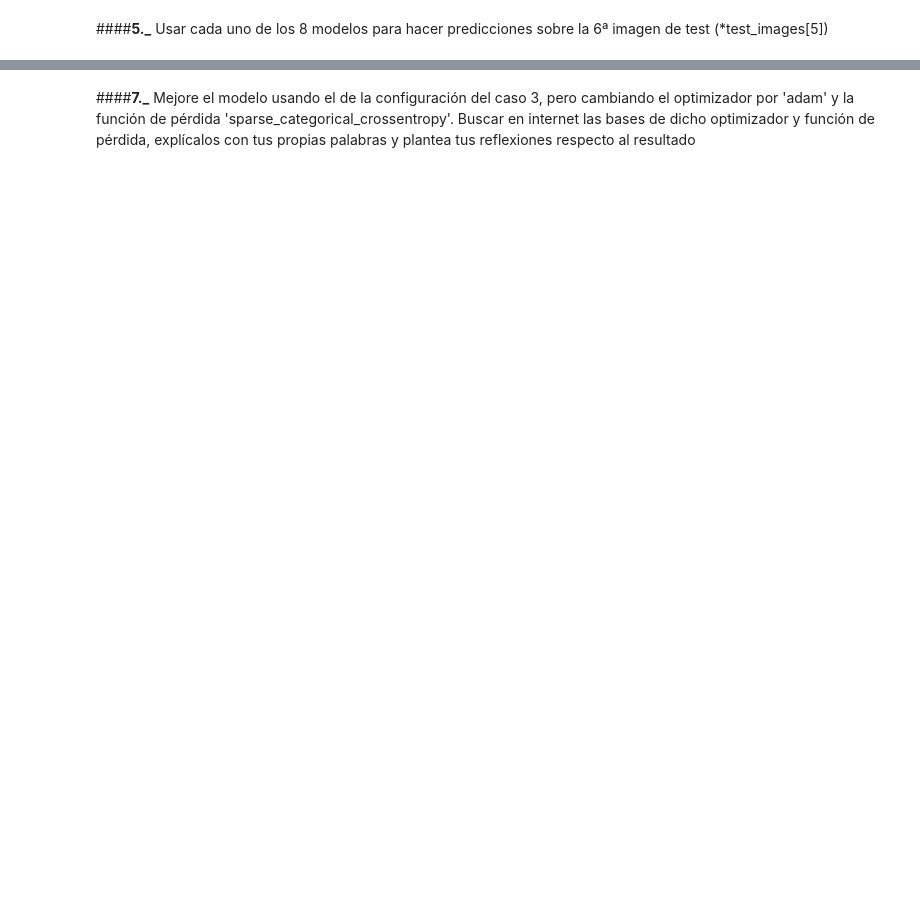
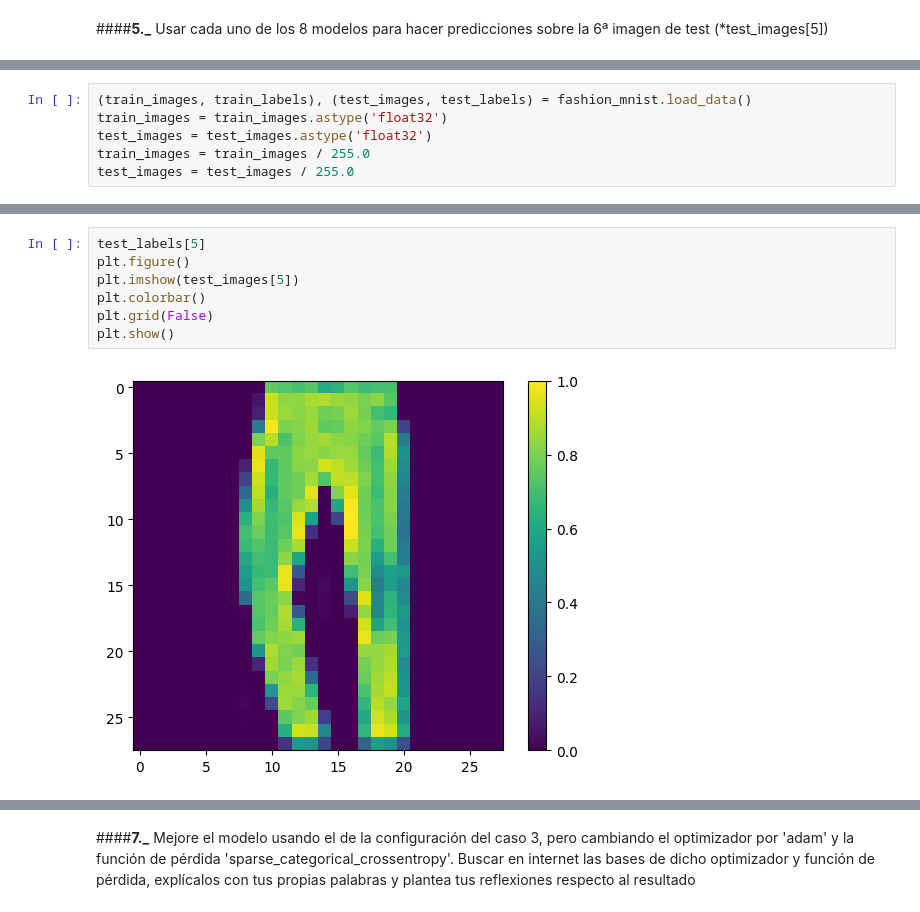
Before and after one commit to claudiaesnarrizaga/APRENDIZAJE_AUTOMATICO_23_24, a Jupyter notebook: Práctica_1_Diseño,_Entrenamiento_y_Test_de_un_Sistema_de_Redes_de_Neuronas_Artificiales_.ipynb, the cells around one changed output, grey strips where cells are left out. Saved outputs shown, nothing was run; the diff lists cells and outputs as text; blank space fills up the shorter version.

```diff
--- a/Práctica_1_Diseño,_Entrenamiento_y_Test_de_un_Sistema_de_Redes_de_Neuronas_Artificiales_.ipynb
+++ b/Práctica_1_Diseño,_Entrenamiento_y_Test_de_un_Sistema_de_Redes_de_Neuronas_Artificiales_.ipynb
@@ -375,0 +422,6 @@ AttributeError: ignored
+# %%
+(train_images, train_labels), (test_images, test_labels) = fashion_mnist.load_data()
+train_images = train_images.astype('float32')
+test_images = test_images.astype('float32')
+train_images = train_images / 255.0
+test_images = test_images / 255.0
@@ -375,0 +583,9 @@ AttributeError: ignored
+# %%
+test_labels[5]
+plt.figure()
+plt.imshow(test_images[5])
+plt.colorbar()
+plt.grid(False)
+plt.show()
+# %% [output]
+[figure, added]
```
Also changed, not shown: parts of 36 cells of this notebook.
